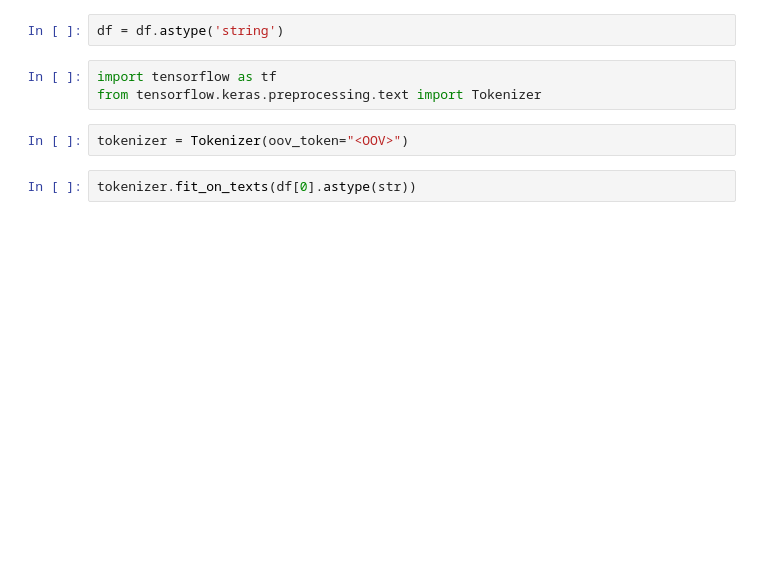
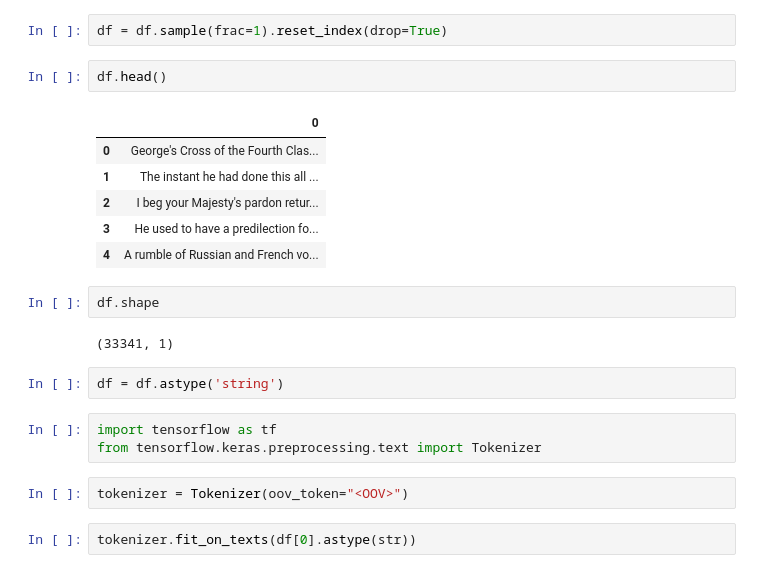
Before and after one commit to AkshatKumar1609/NextWordPrediction, a Jupyter notebook: backend/next_word.ipynb, the cells around one changed output. Saved outputs shown, nothing was run; the diff lists cells and outputs as text; blank space fills up the shorter version.

```diff
--- a/backend/next_word.ipynb
+++ b/backend/next_word.ipynb
@@ -12,3 +12,18 @@ df.head()
+# %%
+df = df.sample(frac=1).reset_index(drop=True)
+# %%
+df.head()
+# %% [output]
+|  | 0 |
+| 0 | George's Cross of the Fourth Clas... |
+| 1 | The instant he had done this all ... |
+| 2 | I beg your Majesty's pardon retur... |
+| 3 | He used to have a predilection fo... |
+| 4 | A rumble of Russian and French vo... |
+# %%
+df.shape
+# %% [output]
+(33341, 1)
 # %%
 df = df.astype('string')
 # %%
```
Also changed, not shown: parts of 17 cells of this notebook, 8 other files.
